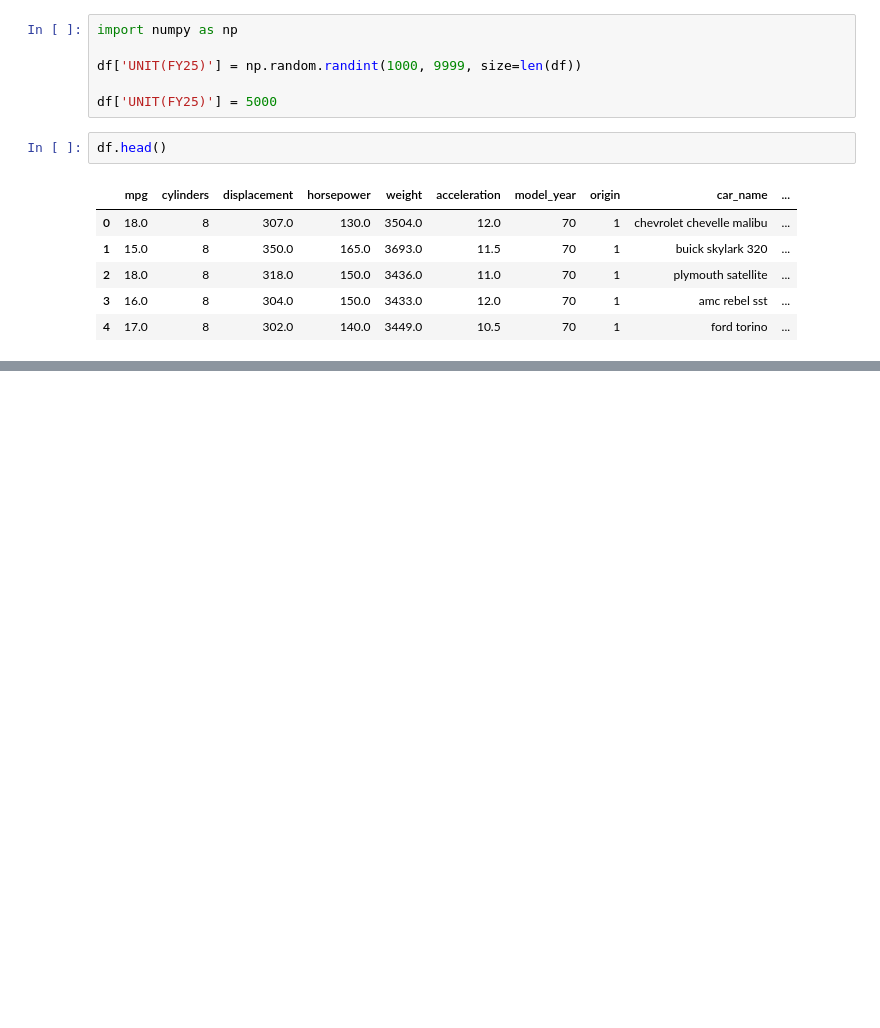
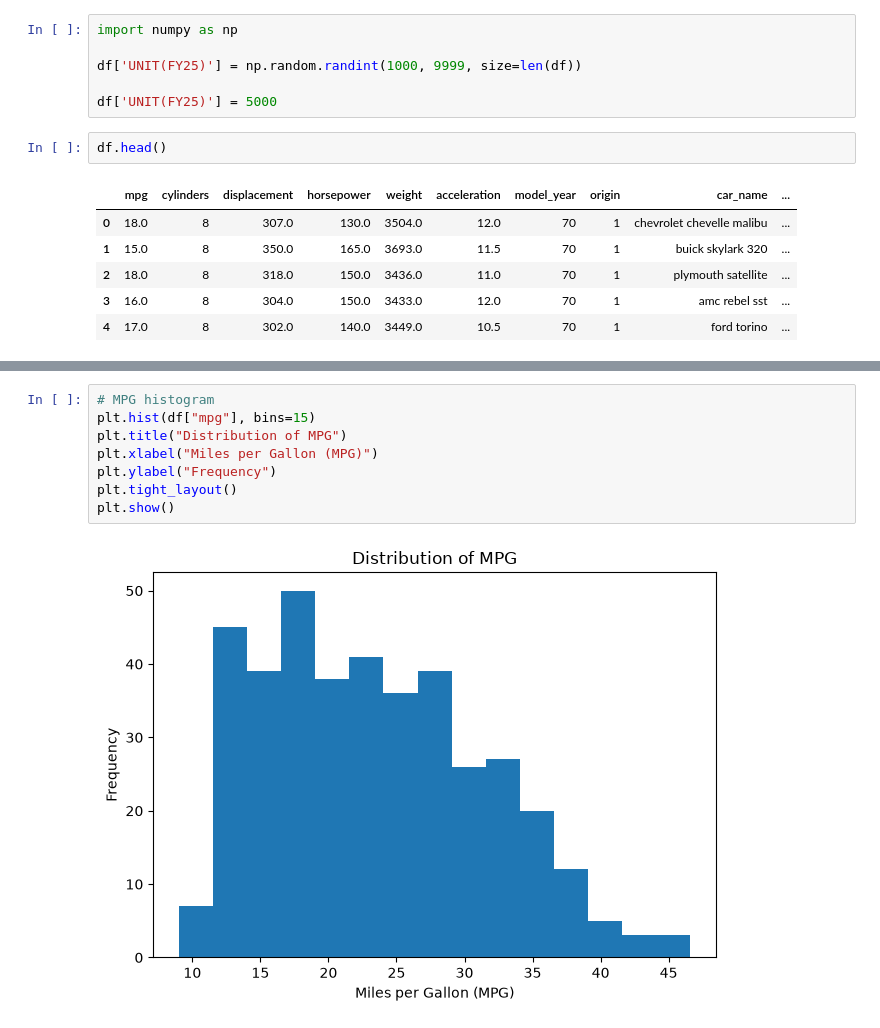
Before and after one commit to rolic06/student-performance-analysis, a Jupyter notebook: auto_mpg_project/NOTEBOOKS/autompg.ipynb, the cells around one changed output, grey strips where cells are left out. Cells and saved outputs as stored; diff of their text form; blank space fills up the shorter version.

```diff
--- a/auto_mpg_project/NOTEBOOKS/autompg.ipynb
+++ b/auto_mpg_project/NOTEBOOKS/autompg.ipynb
@@ -327,0 +327,10 @@ _IncompleteInputError: incomplete input (80162560.py, line 3)
+# %%
+# MPG histogram
+plt.hist(df["mpg"], bins=15)
+plt.title("Distribution of MPG")
+plt.xlabel("Miles per Gallon (MPG)")
+plt.ylabel("Frequency")
+plt.tight_layout()
+plt.show()
+# %% [output]
+[figure, added]
```
Also changed, not shown: parts of 19 cells of this notebook.
